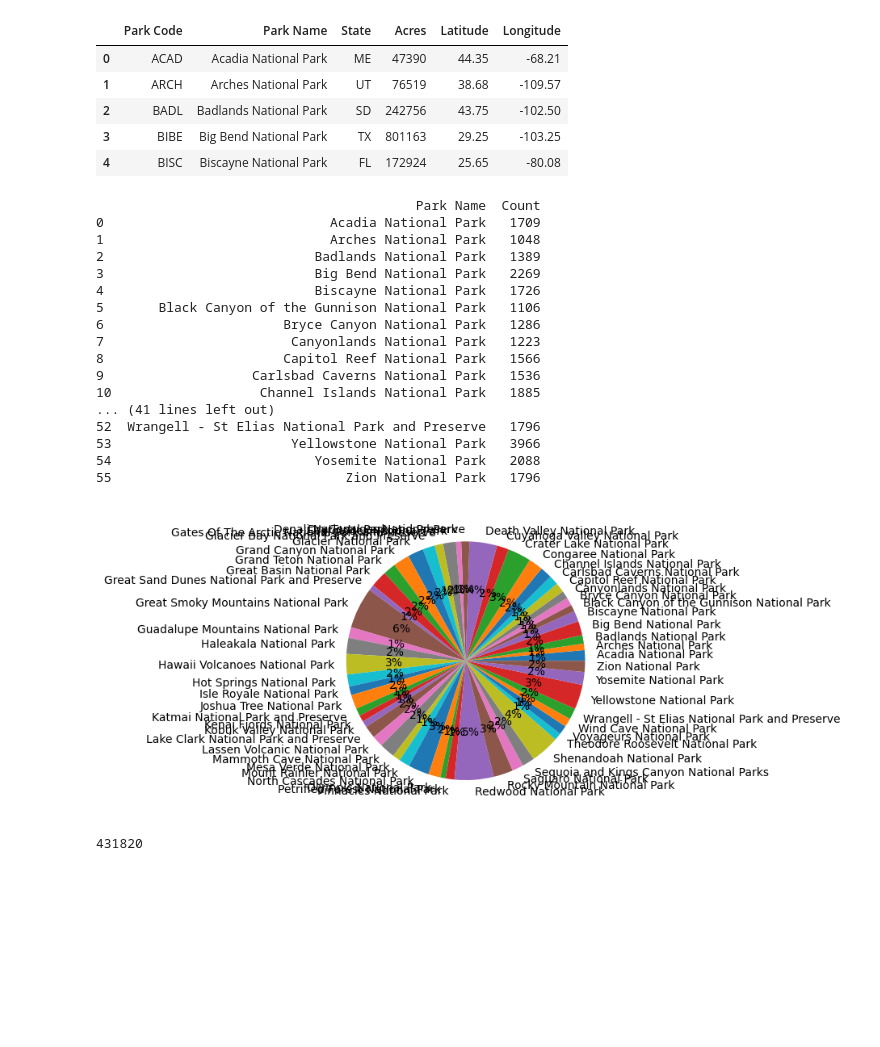
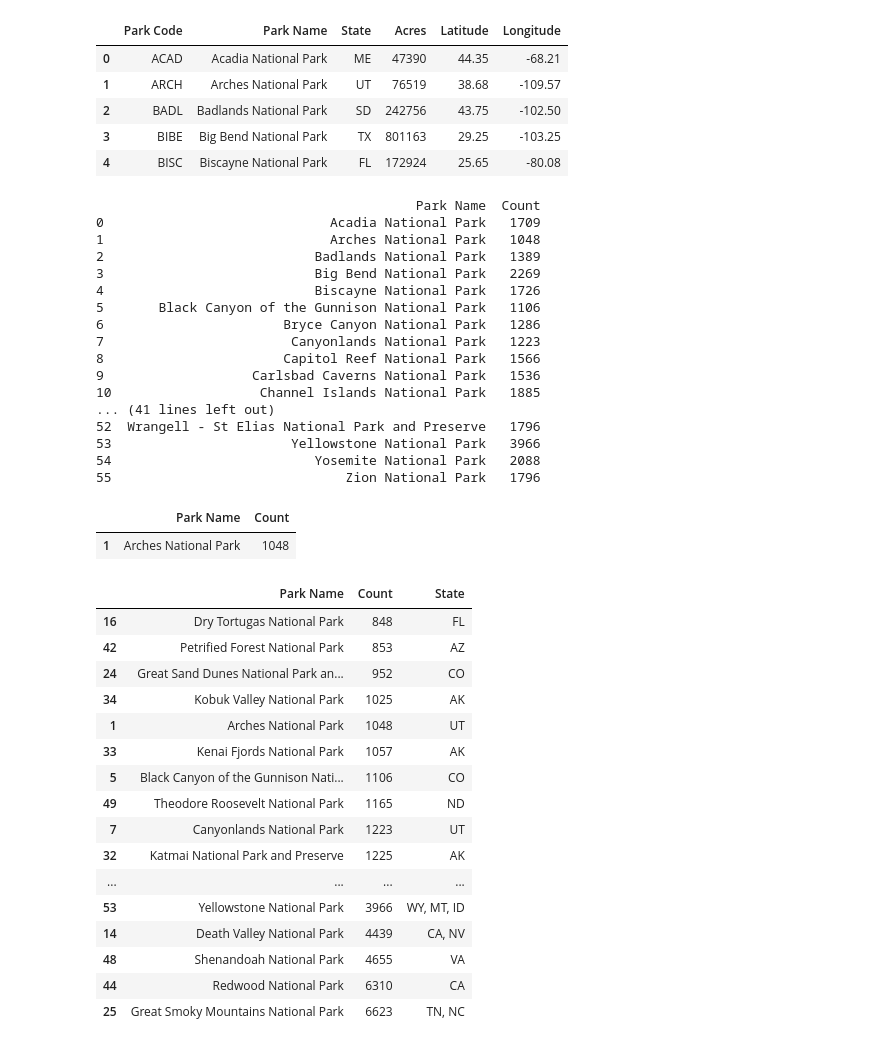
Before and after one commit to Chris-Quan/Biodiversity-in-National-Parks, a Jupyter notebook: main.ipynb, the cells around one changed output. Saved outputs shown, nothing was run; the diff lists cells and outputs as text; code cells hidden in the pictures; blank space fills up the shorter version.

```diff
--- a/main.ipynb
+++ b/main.ipynb
@@ -29,14 +29,11 @@ parks_df.head()
 
 #find out many parks this data set covers and how many obersation per park
 
-grouped = species_df.groupby('Park Name').size().reset_index(name='Count')
+grouped_parks = species_df.groupby('Park Name').size().reset_index(name='Count')
 
 #unique_parks['percentage'] = unique_parks["observations"] / unique_parks["observations"].sum()*100
 
-print(grouped)
-
-plt.pie(grouped["Count"],labels = grouped["Park Name"],autopct='%.0f%%')
-plt.show()
+print(grouped_parks)
 # %% [output]
                                          Park Name  Count
 0                             Acadia National Park   1709
@@ -55,8 +52,32 @@ plt.show()
 53                       Yellowstone National Park   3966
 54                          Yosemite National Park   2088
 55                              Zion National Park   1796
-[figure, removed]
-# %%
-uPark_df = observations_df.apply(lambda x: )
-# %% [output]
-431820
+# %%
+grouped_parks[grouped_parks["Park Name"] == "Arches National Park"]
+# %% [output]
+|  | Park Name | Count |
+| 1 | Arches National Park | 1048 |
+# %%
+parks_df[parks_df["Park Name"] == 'Arches National Park']["State"]
+
+grouped_parks = grouped_parks.merge(parks_df[['Park Name', "State"]], on ='Park Name', how = "left")
+
+grouped_parks.sort_values(by='Count',ascending=True)
+# %% [output]
+|  | Park Name | Count | State |
+| 16 | Dry Tortugas National Park | 848 | FL |
+| 42 | Petrified Forest National Park | 853 | AZ |
+| 24 | Great Sand Dunes National Park an... | 952 | CO |
+| 34 | Kobuk Valley National Park | 1025 | AK |
+| 1 | Arches National Park | 1048 | UT |
+| 33 | Kenai Fjords National Park | 1057 | AK |
+| 5 | Black Canyon of the Gunnison Nati... | 1106 | CO |
+| 49 | Theodore Roosevelt National Park | 1165 | ND |
+| 7 | Canyonlands National Park | 1223 | UT |
+| 32 | Katmai National Park and Preserve | 1225 | AK |
+| ... | ... | ... | ... |
+| 53 | Yellowstone National Park | 3966 | WY, MT, ID |
+| 14 | Death Valley National Park | 4439 | CA, NV |
+| 48 | Shenandoah National Park | 4655 | VA |
+| 44 | Redwood National Park | 6310 | CA |
+| 25 | Great Smoky Mountains National Park | 6623 | TN, NC |
```
Also changed, not shown: parts of 3 cells of this notebook.
